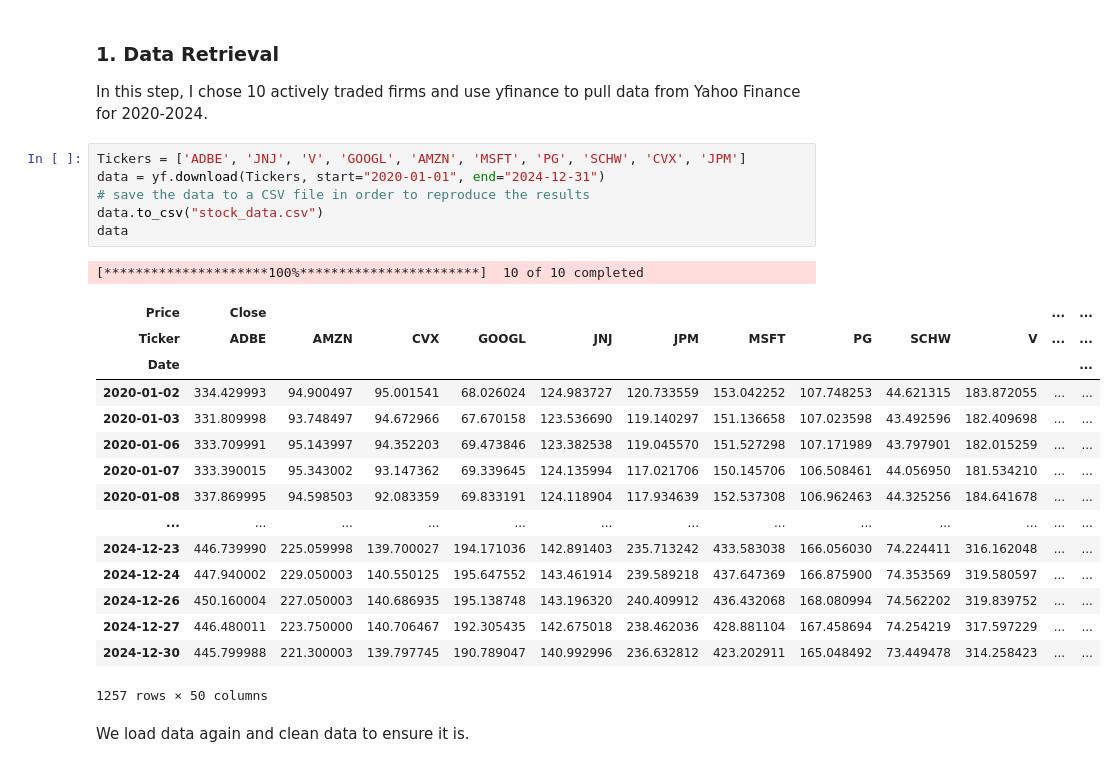
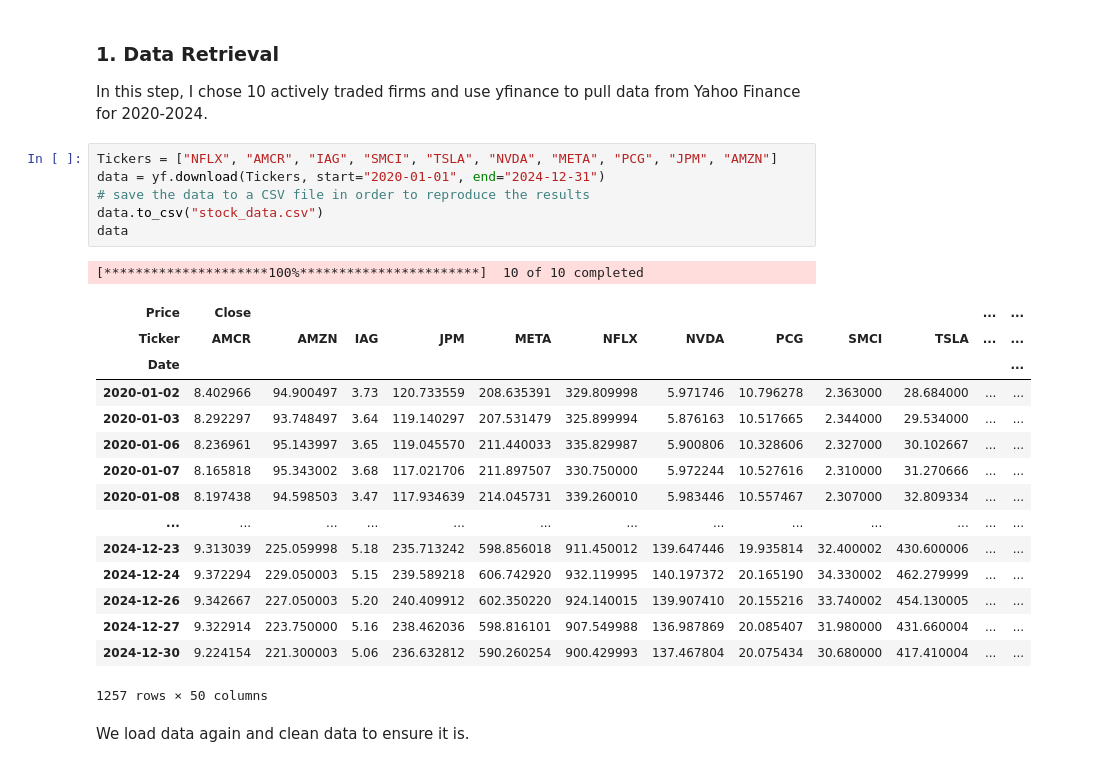
Before and after one commit to Imperial-Business-School/python-for-finance-Chloe-Zhang2025, a Jupyter notebook: Assessment/Individual.ipynb, the cells around one changed output. Cells and saved outputs as stored; diff of their text form.

```diff
--- a/Assessment/Individual.ipynb
+++ b/Assessment/Individual.ipynb
@@ -13,27 +13,27 @@ from scipy.optimize import minimize
 ### 1. Data Retrieval
 In this step, I chose 10 actively traded firms and use yfinance to pull data from Yahoo Finance for 2020-2024.
 # %%
-Tickers = ['ADBE', 'JNJ', 'V', 'GOOGL', 'AMZN', 'MSFT', 'PG', 'SCHW', 'CVX', 'JPM']
+Tickers = ["NFLX", "AMCR", "IAG", "SMCI", "TSLA", "NVDA", "META", "PCG", "JPM", "AMZN"]
 data = yf.download(Tickers, start="2020-01-01", end="2024-12-31")
 # save the data to a CSV file in order to reproduce the results
 data.to_csv("stock_data.csv")
 data
 # %% [output]
 [*********************100%***********************]  10 of 10 completed
 | Price | Close |  |  |  |  |  |  |  |  |  | ... | ... |
-| Ticker | ADBE | AMZN | CVX | GOOGL | JNJ | JPM | MSFT | PG | SCHW | V | ... | ... |
+| Ticker | AMCR | AMZN | IAG | JPM | META | NFLX | NVDA | PCG | SMCI | TSLA | ... | ... |
 | Date |  |  |  |  |  |  |  |  |  |  |  | ... |
-| 2020-01-02 | 334.429993 | 94.900497 | 95.001541 | 68.026024 | 124.983727 | 120.733559 | 153.042252 | 107.748253 | 44.621315 | 183.872055 | ... | ... |
-| 2020-01-03 | 331.809998 | 93.748497 | 94.672966 | 67.670158 | 123.536690 | 119.140297 | 151.136658 | 107.023598 | 43.492596 | 182.409698 | ... | ... |
-| 2020-01-06 | 333.709991 | 95.143997 | 94.352203 | 69.473846 | 123.382538 | 119.045570 | 151.527298 | 107.171989 | 43.797901 | 182.015259 | ... | ... |
-| 2020-01-07 | 333.390015 | 95.343002 | 93.147362 | 69.339645 | 124.135994 | 117.021706 | 150.145706 | 106.508461 | 44.056950 | 181.534210 | ... | ... |
-| 2020-01-08 | 337.869995 | 94.598503 | 92.083359 | 69.833191 | 124.118904 | 117.934639 | 152.537308 | 106.962463 | 44.325256 | 184.641678 | ... | ... |
+| 2020-01-02 | 8.402966 | 94.900497 | 3.73 | 120.733559 | 208.635391 | 329.809998 | 5.971746 | 10.796278 | 2.363000 | 28.684000 | ... | ... |
+| 2020-01-03 | 8.292297 | 93.748497 | 3.64 | 119.140297 | 207.531479 | 325.899994 | 5.876163 | 10.517665 | 2.344000 | 29.534000 | ... | ... |
+| 2020-01-06 | 8.236961 | 95.143997 | 3.65 | 119.045570 | 211.440033 | 335.829987 | 5.900806 | 10.328606 | 2.327000 | 30.102667 | ... | ... |
+| 2020-01-07 | 8.165818 | 95.343002 | 3.68 | 117.021706 | 211.897507 | 330.750000 | 5.972244 | 10.527616 | 2.310000 | 31.270666 | ... | ... |
+| 2020-01-08 | 8.197438 | 94.598503 | 3.47 | 117.934639 | 214.045731 | 339.260010 | 5.983446 | 10.557467 | 2.307000 | 32.809334 | ... | ... |
 | ... | ... | ... | ... | ... | ... | ... | ... | ... | ... | ... | ... | ... |
-| 2024-12-23 | 446.739990 | 225.059998 | 139.700027 | 194.171036 | 142.891403 | 235.713242 | 433.583038 | 166.056030 | 74.224411 | 316.162048 | ... | ... |
-| 2024-12-24 | 447.940002 | 229.050003 | 140.550125 | 195.647552 | 143.461914 | 239.589218 | 437.647369 | 166.875900 | 74.353569 | 319.580597 | ... | ... |
-| 2024-12-26 | 450.160004 | 227.050003 | 140.686935 | 195.138748 | 143.196320 | 240.409912 | 436.432068 | 168.080994 | 74.562202 | 319.839752 | ... | ... |
-| 2024-12-27 | 446.480011 | 223.750000 | 140.706467 | 192.305435 | 142.675018 | 238.462036 | 428.881104 | 167.458694 | 74.254219 | 317.597229 | ... | ... |
-| 2024-12-30 | 445.799988 | 221.300003 | 139.797745 | 190.789047 | 140.992996 | 236.632812 | 423.202911 | 165.048492 | 73.449478 | 314.258423 | ... | ... |
+| 2024-12-23 | 9.313039 | 225.059998 | 5.18 | 235.713242 | 598.856018 | 911.450012 | 139.647446 | 19.935814 | 32.400002 | 430.600006 | ... | ... |
+| 2024-12-24 | 9.372294 | 229.050003 | 5.15 | 239.589218 | 606.742920 | 932.119995 | 140.197372 | 20.165190 | 34.330002 | 462.279999 | ... | ... |
+| 2024-12-26 | 9.342667 | 227.050003 | 5.20 | 240.409912 | 602.350220 | 924.140015 | 139.907410 | 20.155216 | 33.740002 | 454.130005 | ... | ... |
+| 2024-12-27 | 9.322914 | 223.750000 | 5.16 | 238.462036 | 598.816101 | 907.549988 | 136.987869 | 20.085407 | 31.980000 | 431.660004 | ... | ... |
+| 2024-12-30 | 9.224154 | 221.300003 | 5.06 | 236.632812 | 590.260254 | 900.429993 | 137.467804 | 20.075434 | 30.680000 | 417.410004 | ... | ... |
 1257 rows × 50 columns
 # %% [markdown]
 We load data again and clean data to ensure it is.
```
Also changed, not shown: parts of 9 cells of this notebook, 1 other file.
